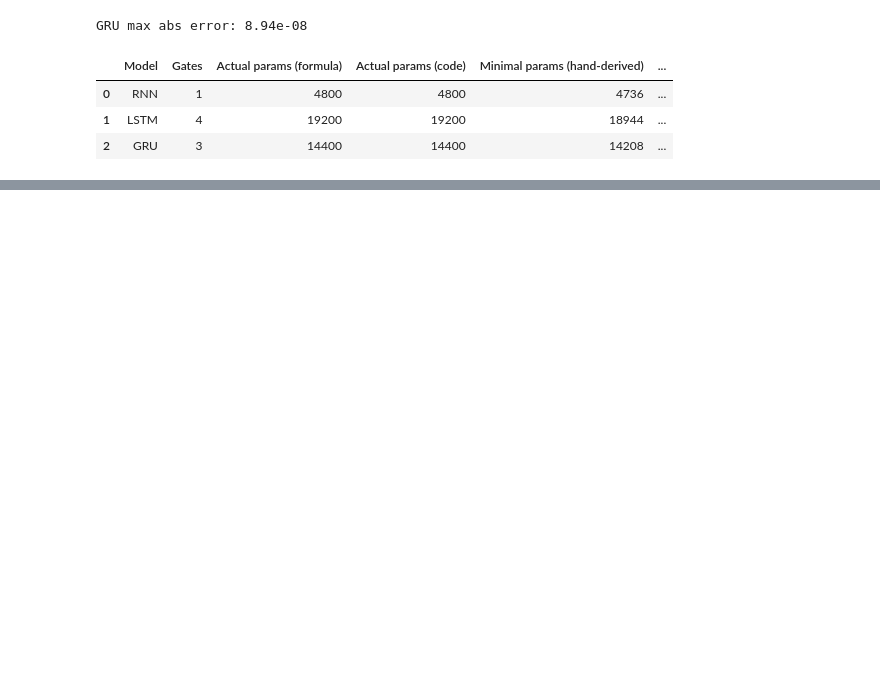
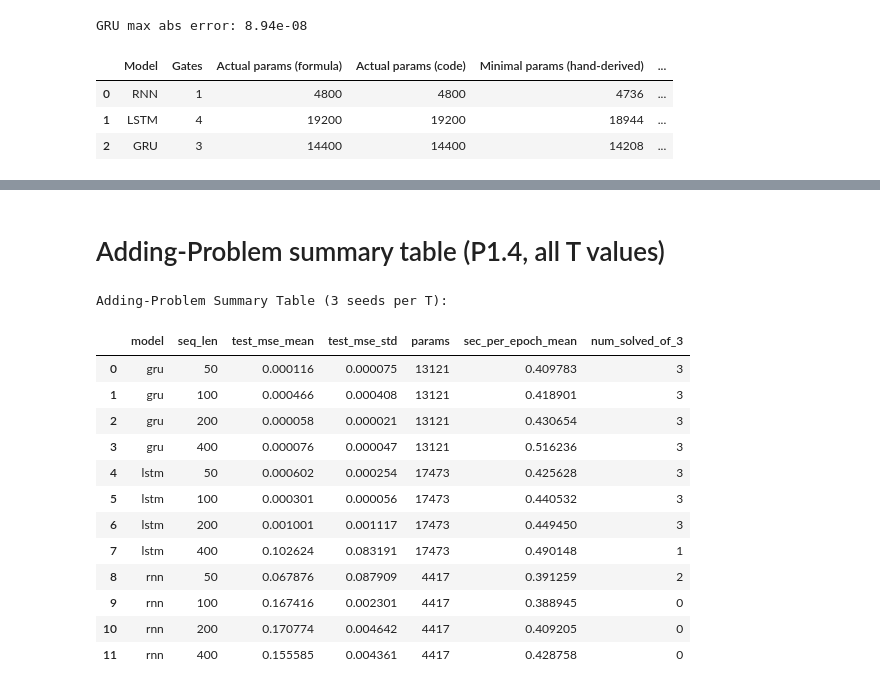
Before and after one commit to NMTechie/MyExpWithML, a Jupyter notebook: TheRealDNNExp/Problem1/problem1.ipynb, the cells around one changed output, grey strips where cells are left out. Saved outputs shown, nothing was run; the diff lists cells and outputs as text; code cells hidden in the pictures; blank space fills up the shorter version.

Commit message:
Final version of the Problem 1 is committed

```diff
--- a/TheRealDNNExp/Problem1/problem1.ipynb
+++ b/TheRealDNNExp/Problem1/problem1.ipynb
@@ -481,0 +531,19 @@ verification_table
+# %%
+from models import HARClassifier
+from problem1trng import train_model, evaluate, compute_metrics, append_result_row
+from plotting import plot_confusion_matrix
+
+MODEL_TYPES = ["rnn", "lstm", "gru"]
+EPOCHS = 30  # same budget for all three models; adjust and note in report
+NUM_CLASSES = 6
+
+CHECKPOINTS_DIR = os.path.join(PROJECT_ROOT, "Problem1", "checkpoints")
+CONF_MATRIX_DIR = os.path.join(PROJECT_ROOT, "Problem1", "figures", "confusion_matrix")
+RESULTS_CSV_PATH = os.path.join(PROJECT_ROOT, "Results", "results.csv")
+
+os.makedirs(CHECKPOINTS_DIR, exist_ok=True)
+os.makedirs(CONF_MATRIX_DIR, exist_ok=True)
+os.makedirs(os.path.dirname(RESULTS_CSV_PATH), exist_ok=True)
+
+device = torch.device("cuda" if torch.cuda.is_available() else "cpu")
+print("Using device:", device)
@@ -481,0 +1102,43 @@ verification_table
+# %% [markdown]
+# Adding-Problem summary table (P1.4, all T values)
+# %%
+adding_df = results_df[results_df["problem"] == "P1.4"].copy()
+assert len(adding_df) == 36, f"expected 36 adding-problem rows, found {len(adding_df)}"
+
+adding_summary = (
+    adding_df.groupby(["model", "seq_len"])
+    .agg(
+        test_mse_mean=("test_mse", "mean"),
+        test_mse_std=("test_mse", "std"),
+        params=("params", "first"),
+        sec_per_epoch_mean=("sec_per_epoch", "mean"),
+    )
+    .reset_index()
+)
+
+adding_df["solved"] = adding_df["test_mse"] < 0.05
+solved_counts = (
+    adding_df.groupby(["model", "seq_len"])["solved"]
+    .sum()
+    .reset_index()
+    .rename(columns={"solved": "num_solved_of_3"})
+)
+
+adding_summary = adding_summary.merge(solved_counts, on=["model", "seq_len"])
+print("Adding-Problem Summary Table (3 seeds per T):")
+adding_summary
+# %% [output]
+Adding-Problem Summary Table (3 seeds per T):
+|  | model | seq_len | test_mse_mean | test_mse_std | params | sec_per_epoch_mean | num_solved_of_3 |
+| 0 | gru | 50 | 0.000116 | 0.000075 | 13121 | 0.409783 | 3 |
+| 1 | gru | 100 | 0.000466 | 0.000408 | 13121 | 0.418901 | 3 |
+| 2 | gru | 200 | 0.000058 | 0.000021 | 13121 | 0.430654 | 3 |
+| 3 | gru | 400 | 0.000076 | 0.000047 | 13121 | 0.516236 | 3 |
+| 4 | lstm | 50 | 0.000602 | 0.000254 | 17473 | 0.425628 | 3 |
+| 5 | lstm | 100 | 0.000301 | 0.000056 | 17473 | 0.440532 | 3 |
+| 6 | lstm | 200 | 0.001001 | 0.001117 | 17473 | 0.449450 | 3 |
+| 7 | lstm | 400 | 0.102624 | 0.083191 | 17473 | 0.490148 | 1 |
+| 8 | rnn | 50 | 0.067876 | 0.087909 | 4417 | 0.391259 | 2 |
+| 9 | rnn | 100 | 0.167416 | 0.002301 | 4417 | 0.388945 | 0 |
+| 10 | rnn | 200 | 0.170774 | 0.004642 | 4417 | 0.409205 | 0 |
+| 11 | rnn | 400 | 0.155585 | 0.004361 | 4417 | 0.428758 | 0 |
```
Also changed, not shown: parts of 28 cells of this notebook, 27 other files.
